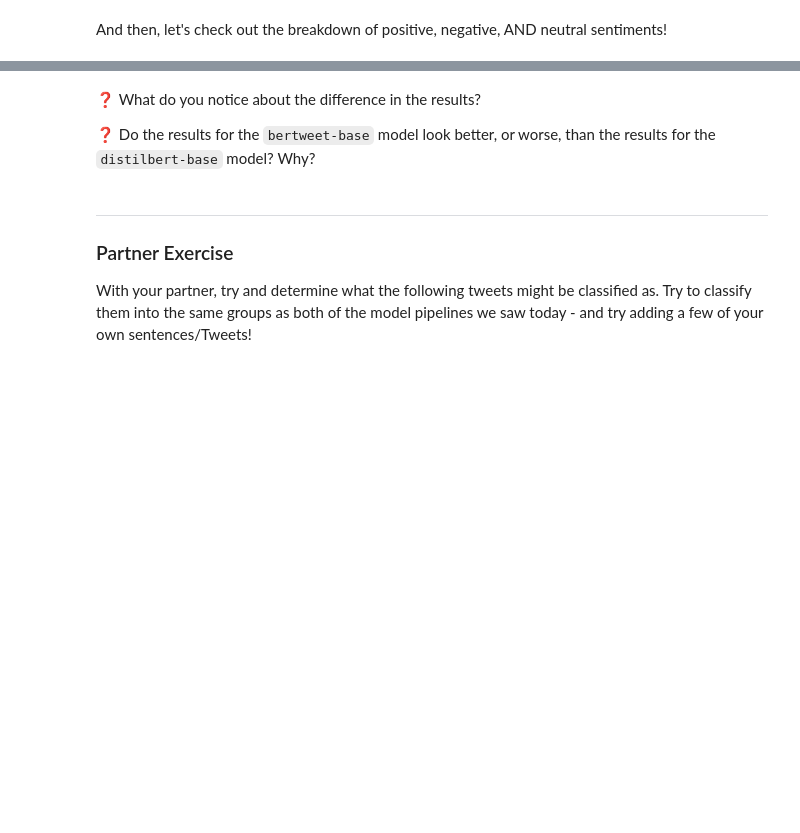
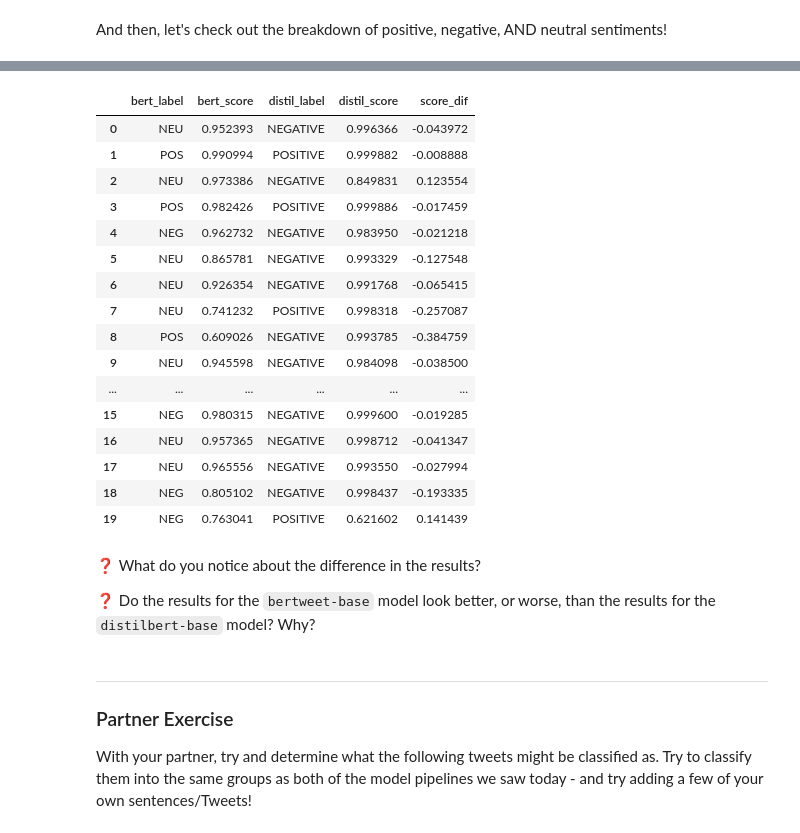
Before and after one commit to curtpond/MLE-10, a Jupyter notebook: assignments/week-02-twitter-sentiment-analysis/nb/analyze-sentiment-twitter.ipynb, the cells around one changed output, grey strips where cells are left out. Drawn from its saved outputs; the diff is of its cells as text; code cells hidden in the pictures; blank space fills up the shorter version.

```diff
--- a/assignments/week-02-twitter-sentiment-analysis/nb/analyze-sentiment-twitter.ipynb
+++ b/assignments/week-02-twitter-sentiment-analysis/nb/analyze-sentiment-twitter.ipynb
@@ -217,0 +243,4 @@ print(f"{neg_sent_count} ({neg_sent_count / total_sent_count * 100:.2f}%) of the
+# %%
+# compare the results of the two dataframes
+df_merged = bert_sentiment_df.merge(distil_sentiment_df, left_index=True, right_index=True)
+df_merged.head(10)
@@ -217,0 +259,4 @@ print(f"{neg_sent_count} ({neg_sent_count / total_sent_count * 100:.2f}%) of the
+# %%
+#rename column names
+df_merged.rename(columns={'label_x': 'bert_label', 'score_x': 'bert_score', 'label_y': 'distil_label', 'score_y': 'distil_score'}, inplace=True)
+df_merged.head()
@@ -218,3 +270,24 @@ print(f"{neg_sent_count} ({neg_sent_count / total_sent_count * 100:.2f}%) of the
+# %%
+df_merged['score_dif'] = df_merged['bert_score'] - df_merged['distil_score']
+df_merged.head(20)
+# %% [output]
+|  | bert_label | bert_score | distil_label | distil_score | score_dif |
+| 0 | NEU | 0.952393 | NEGATIVE | 0.996366 | -0.043972 |
+| 1 | POS | 0.990994 | POSITIVE | 0.999882 | -0.008888 |
+| 2 | NEU | 0.973386 | NEGATIVE | 0.849831 | 0.123554 |
+| 3 | POS | 0.982426 | POSITIVE | 0.999886 | -0.017459 |
+| 4 | NEG | 0.962732 | NEGATIVE | 0.983950 | -0.021218 |
+| 5 | NEU | 0.865781 | NEGATIVE | 0.993329 | -0.127548 |
+| 6 | NEU | 0.926354 | NEGATIVE | 0.991768 | -0.065415 |
+| 7 | NEU | 0.741232 | POSITIVE | 0.998318 | -0.257087 |
+| 8 | POS | 0.609026 | NEGATIVE | 0.993785 | -0.384759 |
+| 9 | NEU | 0.945598 | NEGATIVE | 0.984098 | -0.038500 |
+| ... | ... | ... | ... | ... | ... |
+| 15 | NEG | 0.980315 | NEGATIVE | 0.999600 | -0.019285 |
+| 16 | NEU | 0.957365 | NEGATIVE | 0.998712 | -0.041347 |
+| 17 | NEU | 0.965556 | NEGATIVE | 0.993550 | -0.027994 |
+| 18 | NEG | 0.805102 | NEGATIVE | 0.998437 | -0.193335 |
+| 19 | NEG | 0.763041 | POSITIVE | 0.621602 | 0.141439 |
 # %% [markdown]
 ❓ What do you notice about the difference in the results?
 
```
Also changed, not shown: parts of 8 cells of this notebook.
